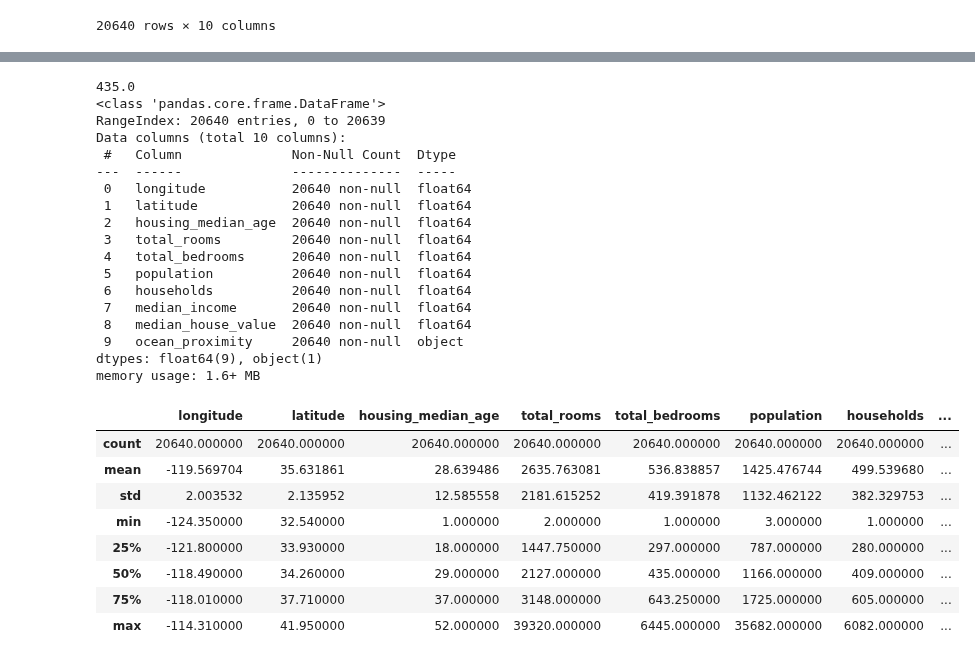
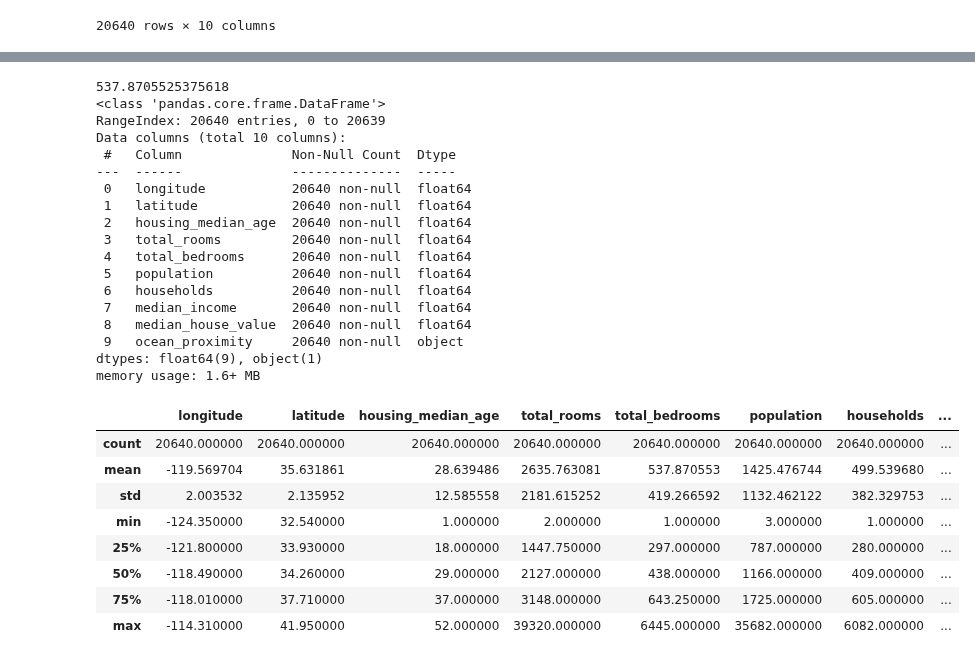
Before and after one commit to Senador05/phyton, a Jupyter notebook: Numpy/Pandas/limpieza_datos.ipynb, the cells around one changed output, grey strips where cells are left out. Cells and saved outputs as stored; diff of their text form; code cells hidden in the pictures.

```diff
--- a/Numpy/Pandas/limpieza_datos.ipynb
+++ b/Numpy/Pandas/limpieza_datos.ipynb
@@ -87,34 +93,34 @@ memory usage: 1.7+ MB
 # %%
-media = df['total_bedrooms'].median()
+media = df['total_bedrooms'].mean()
 print(media)
 df['total_bedrooms'].fillna(media,inplace=True)
 df.info()
 df.describe()
 # %% [output]
-435.0
+537.8705525375618
 <class 'pandas.core.frame.DataFrame'>
 RangeIndex: 20640 entries, 0 to 20639
 Data columns (total 10 columns):
  #   Column              Non-Null Count  Dtype
 ---  ------              --------------  -----
  0   longitude           20640 non-null  float64
  1   latitude            20640 non-null  float64
  2   housing_median_age  20640 non-null  float64
  3   total_rooms         20640 non-null  float64
  4   total_bedrooms      20640 non-null  float64
  5   population          20640 non-null  float64
  6   households          20640 non-null  float64
  7   median_income       20640 non-null  float64
  8   median_house_value  20640 non-null  float64
  9   ocean_proximity     20640 non-null  object
 dtypes: float64(9), object(1)
 memory usage: 1.6+ MB
 |  | longitude | latitude | housing_median_age | total_rooms | total_bedrooms | population | households | ... |
 | count | 20640.000000 | 20640.000000 | 20640.000000 | 20640.000000 | 20640.000000 | 20640.000000 | 20640.000000 | ... |
-| mean | -119.569704 | 35.631861 | 28.639486 | 2635.763081 | 536.838857 | 1425.476744 | 499.539680 | ... |
-| std | 2.003532 | 2.135952 | 12.585558 | 2181.615252 | 419.391878 | 1132.462122 | 382.329753 | ... |
+| mean | -119.569704 | 35.631861 | 28.639486 | 2635.763081 | 537.870553 | 1425.476744 | 499.539680 | ... |
+| std | 2.003532 | 2.135952 | 12.585558 | 2181.615252 | 419.266592 | 1132.462122 | 382.329753 | ... |
 | min | -124.350000 | 32.540000 | 1.000000 | 2.000000 | 1.000000 | 3.000000 | 1.000000 | ... |
 | 25% | -121.800000 | 33.930000 | 18.000000 | 1447.750000 | 297.000000 | 787.000000 | 280.000000 | ... |
-| 50% | -118.490000 | 34.260000 | 29.000000 | 2127.000000 | 435.000000 | 1166.000000 | 409.000000 | ... |
+| 50% | -118.490000 | 34.260000 | 29.000000 | 2127.000000 | 438.000000 | 1166.000000 | 409.000000 | ... |
 | 75% | -118.010000 | 37.710000 | 37.000000 | 3148.000000 | 643.250000 | 1725.000000 | 605.000000 | ... |
 | max | -114.310000 | 41.950000 | 52.000000 | 39320.000000 | 6445.000000 | 35682.000000 | 6082.000000 | ... |
```
Also changed, not shown: parts of 17 cells of this notebook.
